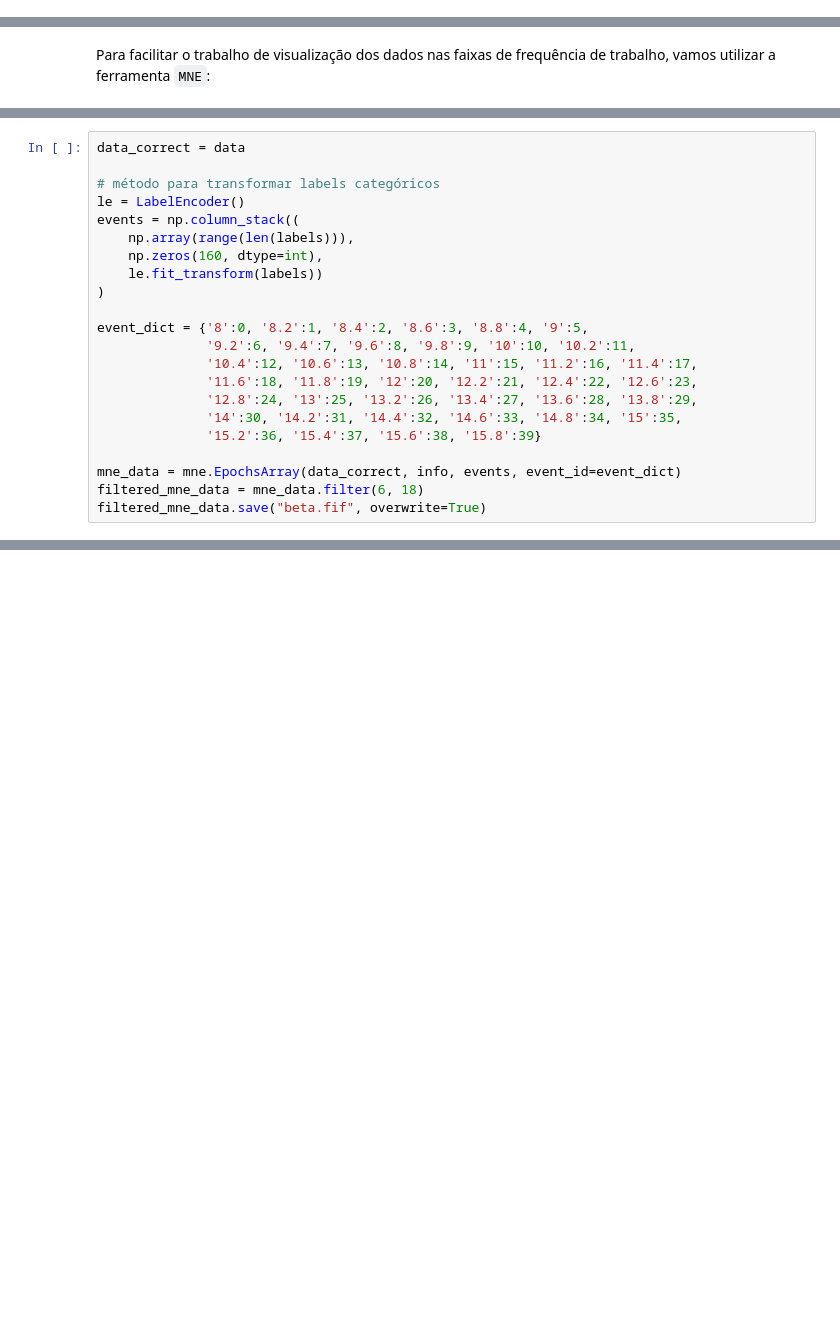
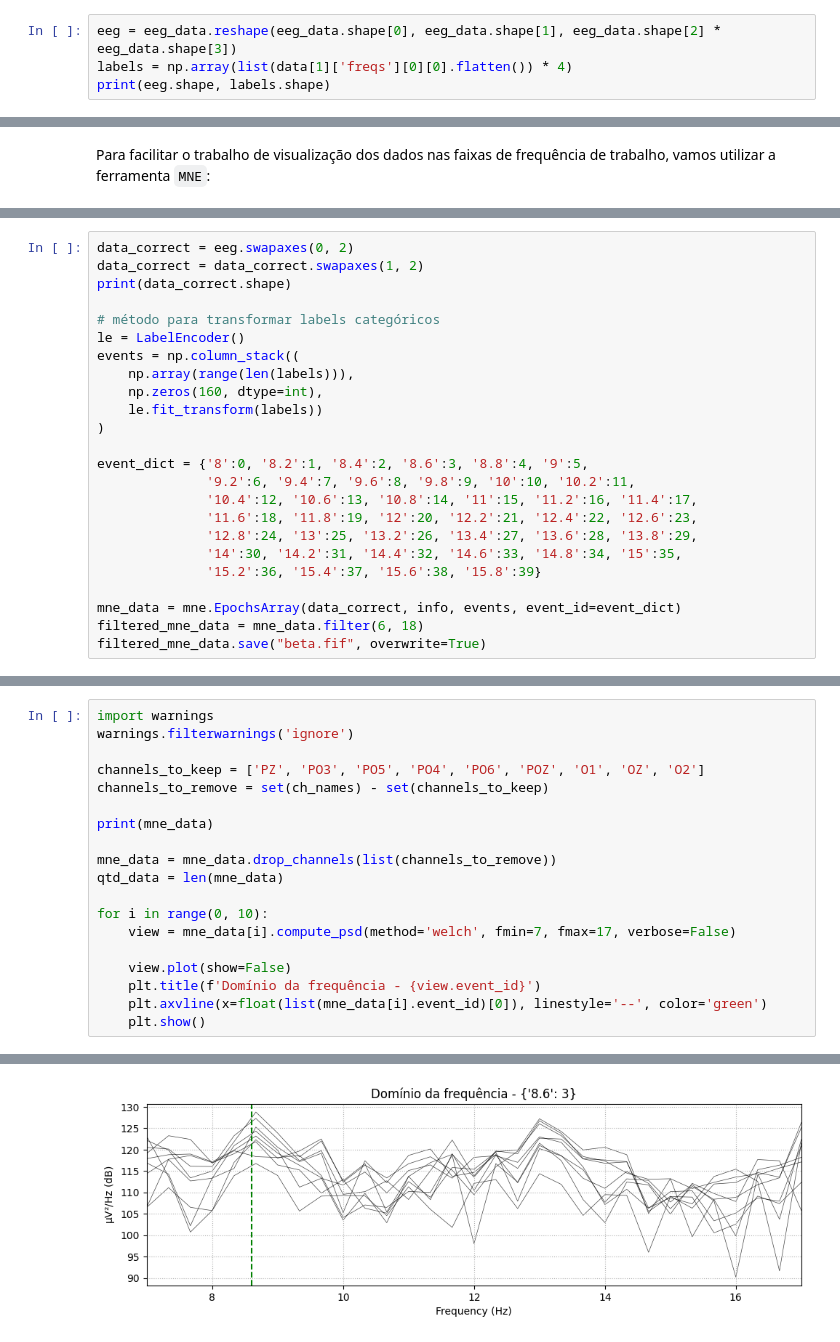
Before and after one commit to GregullyWillian/SSVEP, a Jupyter notebook: SSVEP/src/Beta/preprocessing.ipynb, the cells around one changed output, grey strips where cells are left out. Cells and saved outputs as stored; diff of their text form; blank space fills up the shorter version.

```diff
--- a/SSVEP/src/Beta/preprocessing.ipynb
+++ b/SSVEP/src/Beta/preprocessing.ipynb
@@ -72,0 +75,4 @@ print(data.shape)
+# %%
+eeg = eeg_data.reshape(eeg_data.shape[0], eeg_data.shape[1], eeg_data.shape[2] * eeg_data.shape[3])
+labels = np.array(list(data[1]['freqs'][0][0].flatten()) * 4)
+print(eeg.shape, labels.shape)
@@ -110,5 +107,7 @@ labels.shape
 # %%
-data_correct = data
+data_correct = eeg.swapaxes(0, 2)
+data_correct = data_correct.swapaxes(1, 2)
+print(data_correct.shape)
 
 # método para transformar labels categóricos
 le = LabelEncoder()
@@ -165,0 +168,20 @@ Designing a one-pass, zero-phase, non-causal bandpass filter:
+# %%
+import warnings
+warnings.filterwarnings('ignore')
+
+channels_to_keep = ['PZ', 'PO3', 'PO5', 'PO4', 'PO6', 'POZ', 'O1', 'OZ', 'O2']
+channels_to_remove = set(ch_names) - set(channels_to_keep)
+
+print(mne_data)
+
+mne_data = mne_data.drop_channels(list(channels_to_remove))
+qtd_data = len(mne_data)
+
+for i in range(0, 10):
+    view = mne_data[i].compute_psd(method='welch', fmin=7, fmax=17, verbose=False)
+
+    view.plot(show=False)
+    plt.title(f'Domínio da frequência - {view.event_id}')
+    plt.axvline(x=float(list(mne_data[i].event_id)[0]), linestyle='--', color='green')
+    plt.show()
+# %% [output]
@@ -165,0 +200 @@ Designing a one-pass, zero-phase, non-causal bandpass filter:
+[figure, added]
```
Also changed, not shown: parts of 10 cells of this notebook, 5 other files.
